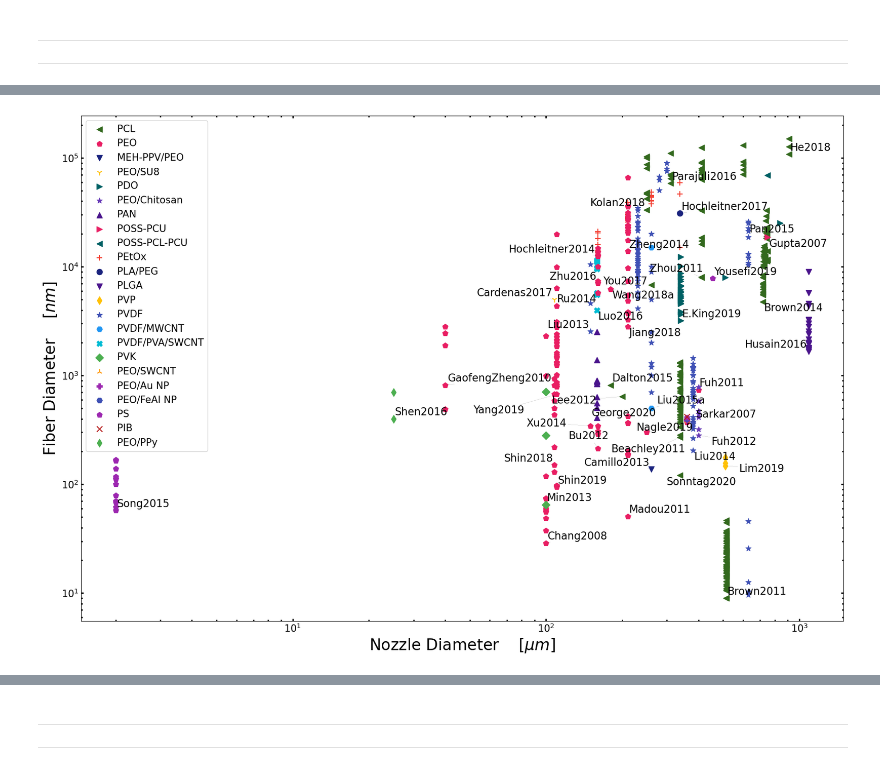
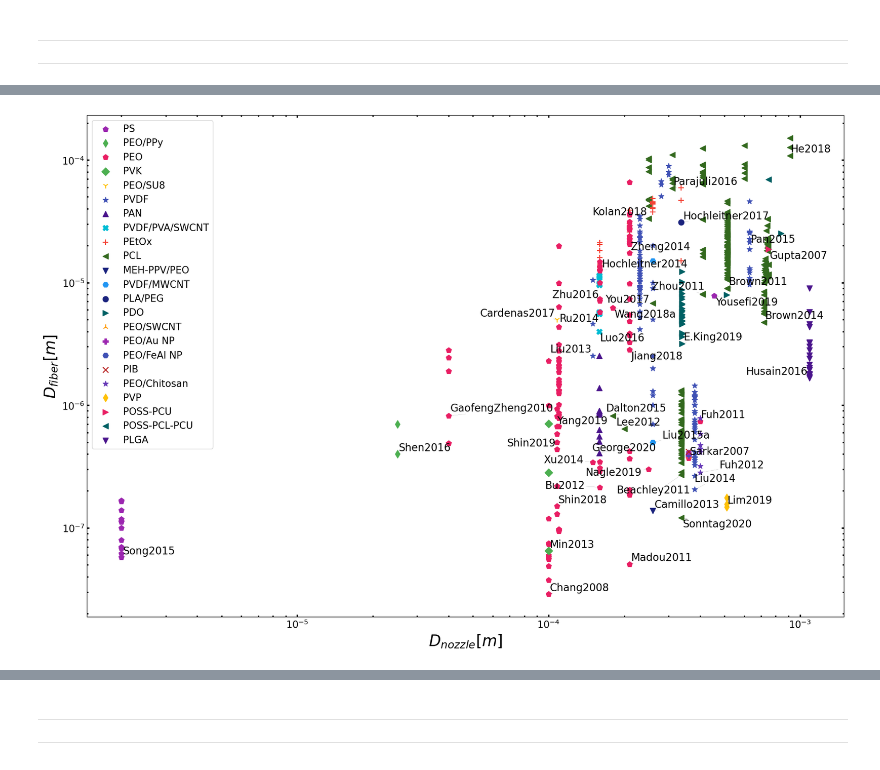
Before and after one commit to KiraSensei13/MNT_ITESM_Thesis, a Jupyter notebook: 04_Papers/NFES_Review/_jupyterPlots/NFES_ReviewPaper.ipynb, the cells around one changed output, grey strips where cells are left out. Drawn from its saved outputs; the diff is of its cells as text; code cells hidden in the pictures.

```diff
--- a/04_Papers/NFES_Review/_jupyterPlots/NFES_ReviewPaper.ipynb
+++ b/04_Papers/NFES_Review/_jupyterPlots/NFES_ReviewPaper.ipynb
@@ -926,0 +517,11 @@ scatterPlot_breakAxis(x_str, x_units, y_str, y_units, refLabels, logScale, df, d
+# %%
+x_str = 'D_{nozzle} [m]';
+y_str = 'D_{fiber} [m]';
+breakXlim = None;
+breakYlim = None;
+logScale  = True;
+refLabels = True;
+legPos = 'best';
+scatterPlot_breakAxis(x_str, y_str, refLabels, logScale, df, df_x, legPos);
+# %% [output]
+[figure, added]
@@ -927,12 +537,10 @@ scatterPlot_breakAxis(x_str, x_units, y_str, y_units, refLabels, logScale, df, d
 # %%
-x_str = 'Nozzle Diameter'; x_units = r'$[\mu m]$';
-y_str = 'Fiber Diameter'; y_units = r'$[nm]$';
+x_str = 'Nozzle to Collector Distance'; x_units = r'$[mm]$';
+y_str = 'D_{fiber} [m]';
 breakXlim = None;
 breakYlim = None;
 logScale  = True;
 refLabels = True;
-legPos = 'best';
-scatterPlot_breakAxis(x_str, x_units, y_str, y_units, refLabels, logScale, df, df_x, breakXlim, breakYlim, legPos);
+legPos    = 'best';
+scatterPlot_breakAxis(x_str, y_str, refLabels, logScale, df, df_x, legPos);
-# %% [output]
-[figure, removed]
 # %%
```
Also changed, not shown: parts of 10 cells of this notebook, 9 other files.
